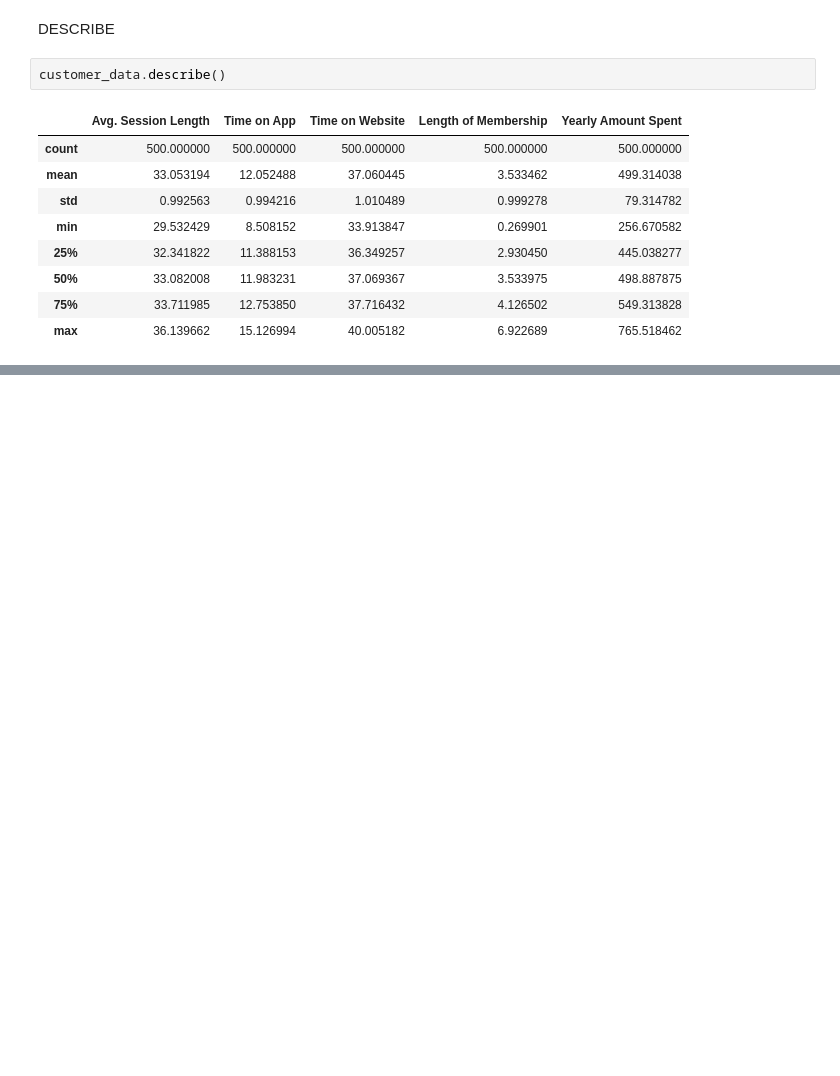
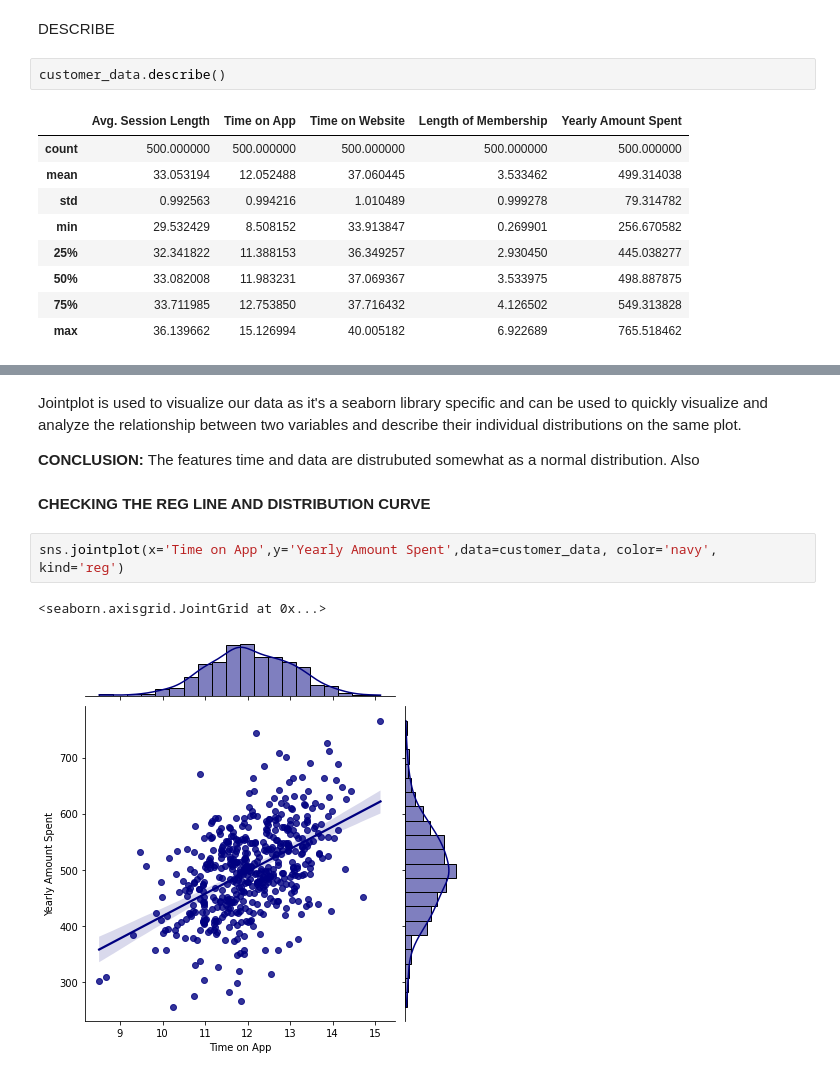
Before and after one commit to KumarGaurav20/ML-HOMEWORK, a Jupyter notebook: ML_AS1.ipynb, the cells around one changed output, grey strips where cells are left out. Saved outputs shown, nothing was run; the diff lists cells and outputs as text; blank space fills up the shorter version.

```diff
--- a/ML_AS1.ipynb
+++ b/ML_AS1.ipynb
@@ -111,0 +129,11 @@ customer_data.describe()
+# %% [markdown]
+Jointplot is used to visualize our data as it's a seaborn library specific and can be used to quickly visualize and analyze the relationship between two variables and describe their individual distributions on the same plot.
+
+**CONCLUSION:** The features time and data are distrubuted somewhat as a normal distribution. Also
+# %% [markdown]
+**CHECKING THE REG LINE AND DISTRIBUTION CURVE**
+# %%
+sns.jointplot(x='Time on App',y='Yearly Amount Spent',data=customer_data, color='navy', kind='reg')
+# %% [output]
+<seaborn.axisgrid.JointGrid at 0x...>
+[figure, added]
```
Also changed, not shown: parts of 5 cells of this notebook.
